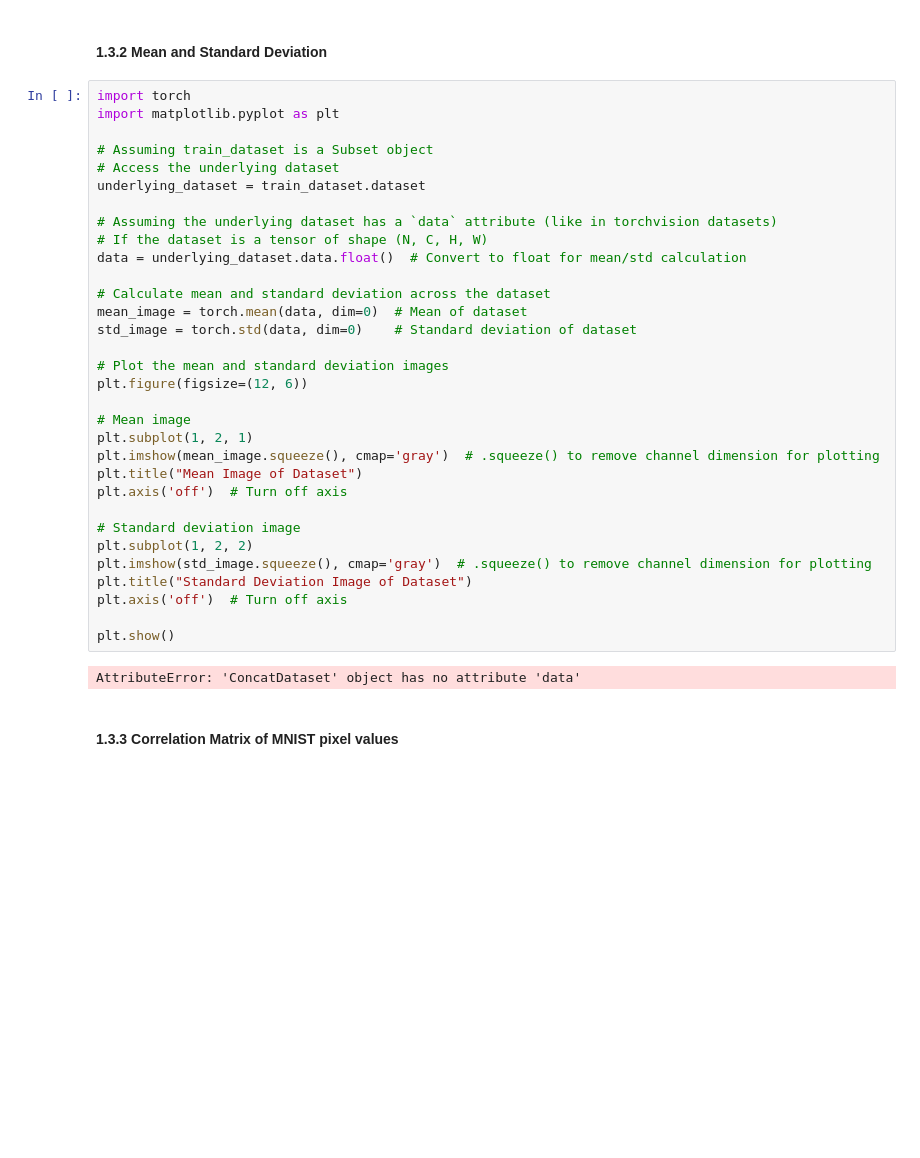
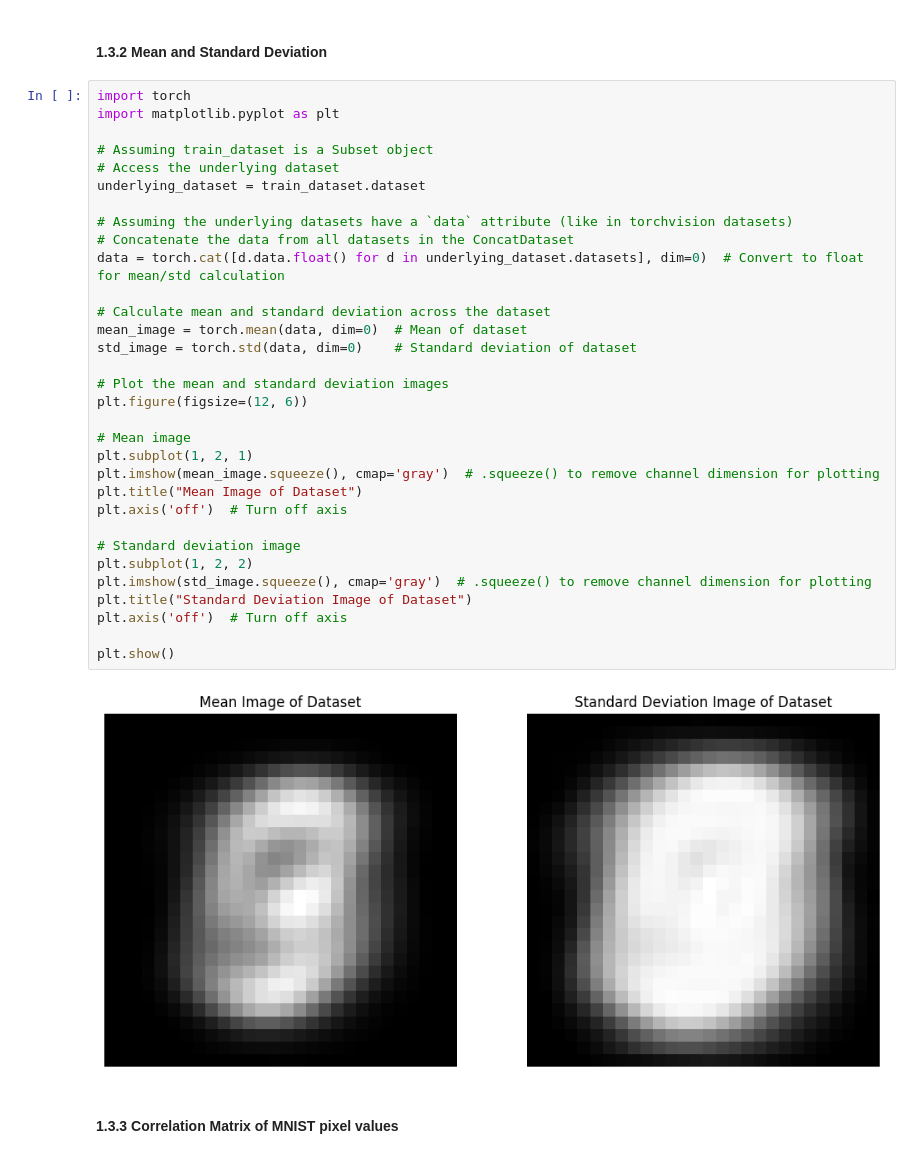
Before and after one commit to Team-Synapse-UoM/Custom-CNN-ImageClassification, a Jupyter notebook: data.ipynb, the cells around one changed output. Cells and saved outputs as stored; diff of their text form; blank space fills up the shorter version.

Commit message:
Fixed errors

```diff
--- a/data.ipynb
+++ b/data.ipynb
@@ -89,37 +90,37 @@ Text(0.5, 0.98, 'Testing Samples')
 # %%
 import torch
 import matplotlib.pyplot as plt
 
 # Assuming train_dataset is a Subset object
 # Access the underlying dataset
 underlying_dataset = train_dataset.dataset
 
-# Assuming the underlying dataset has a `data` attribute (like in torchvision datasets)
-# If the dataset is a tensor of shape (N, C, H, W)
-data = underlying_dataset.data.float()  # Convert to float for mean/std calculation
+# Assuming the underlying datasets have a `data` attribute (like in torchvision datasets)
+# Concatenate the data from all datasets in the ConcatDataset
+data = torch.cat([d.data.float() for d in underlying_dataset.datasets], dim=0)  # Convert to float for mean/std calculation
 
 # Calculate mean and standard deviation across the dataset
 mean_image = torch.mean(data, dim=0)  # Mean of dataset
 std_image = torch.std(data, dim=0)    # Standard deviation of dataset
 
 # Plot the mean and standard deviation images
 plt.figure(figsize=(12, 6))
 
 # Mean image
 plt.subplot(1, 2, 1)
 plt.imshow(mean_image.squeeze(), cmap='gray')  # .squeeze() to remove channel dimension for plotting
 plt.title("Mean Image of Dataset")
 plt.axis('off')  # Turn off axis
 
 # Standard deviation image
 plt.subplot(1, 2, 2)
 plt.imshow(std_image.squeeze(), cmap='gray')  # .squeeze() to remove channel dimension for plotting
 plt.title("Standard Deviation Image of Dataset")
 plt.axis('off')  # Turn off axis
 
 plt.show()
 # %% [output]
-AttributeError: 'ConcatDataset' object has no attribute 'data'
+[figure, added]
 # %% [markdown]
 #### 1.3.3 Correlation Matrix of MNIST pixel values
 # %%
```
Also changed, not shown: parts of 12 cells of this notebook, 1 other file.
